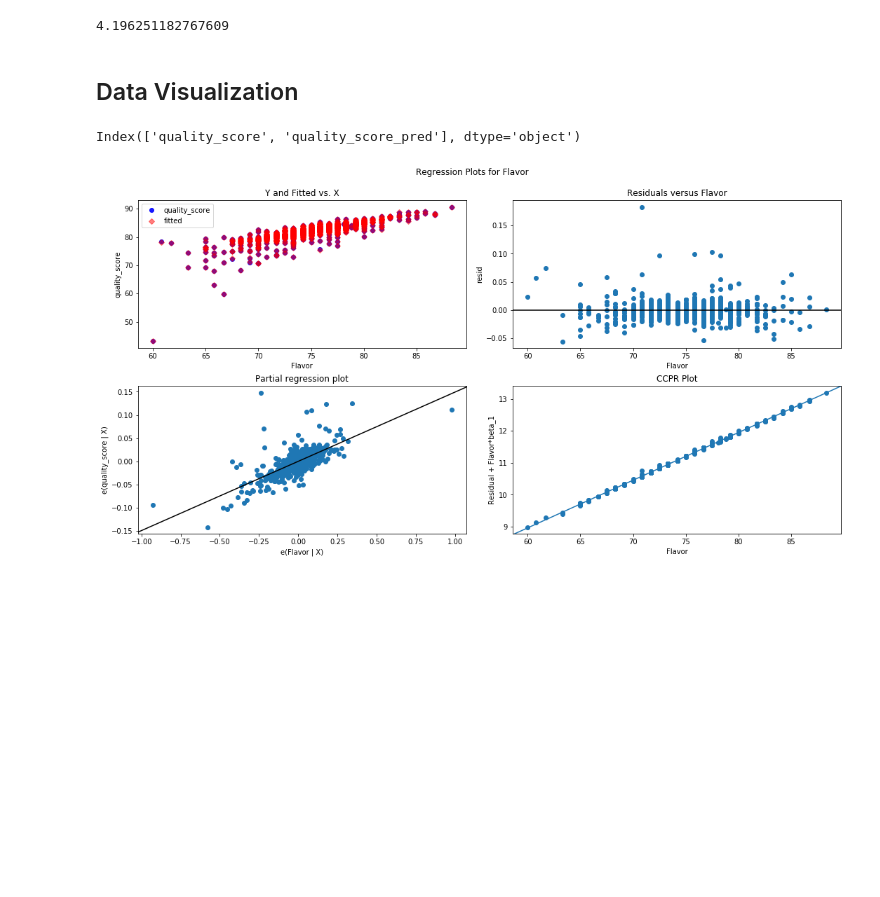
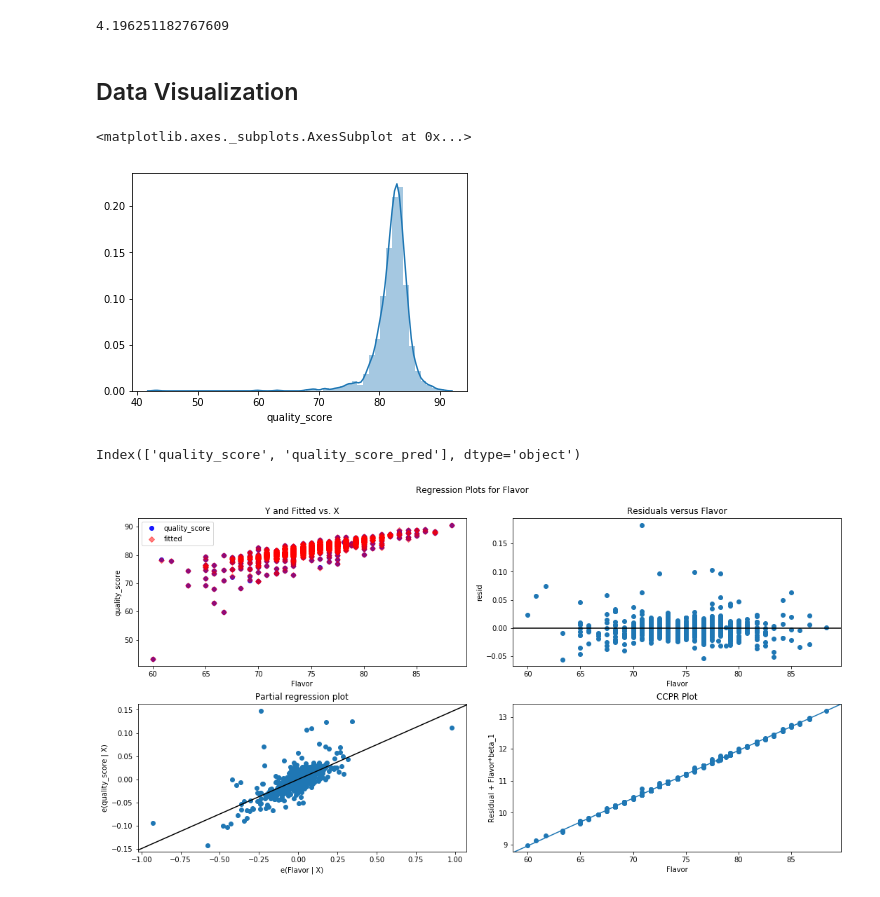
Before and after one commit to lasoya/Mod2_Project, a Jupyter notebook: Coffee_Analysis_Final.ipynb, the cells around one changed output. Drawn from its saved outputs; the diff is of its cells as text; code cells hidden in the pictures; blank space fills up the shorter version.

```diff
--- a/Coffee_Analysis_Final.ipynb
+++ b/Coffee_Analysis_Final.ipynb
@@ -861,6 +868,11 @@ rmse2
 4.196251182767609
 # %% [markdown]
 ## Data Visualization
+# %%
+sns.distplot(arabica_sub['quality_score'])
+# %% [output]
+<matplotlib.axes._subplots.AxesSubplot at 0x...>
+[figure, added]
 # %%
 true_pred.columns
 # %% [output]
```
Also changed, not shown: parts of 3 cells of this notebook, 3 other files.
